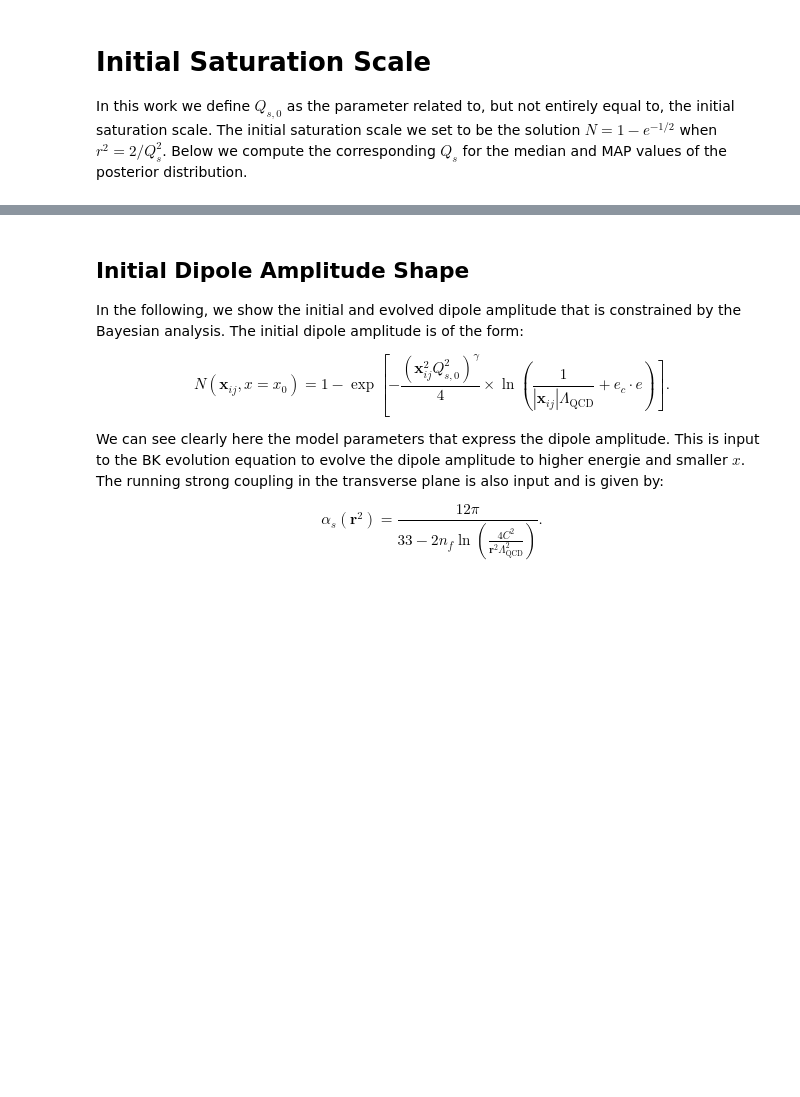
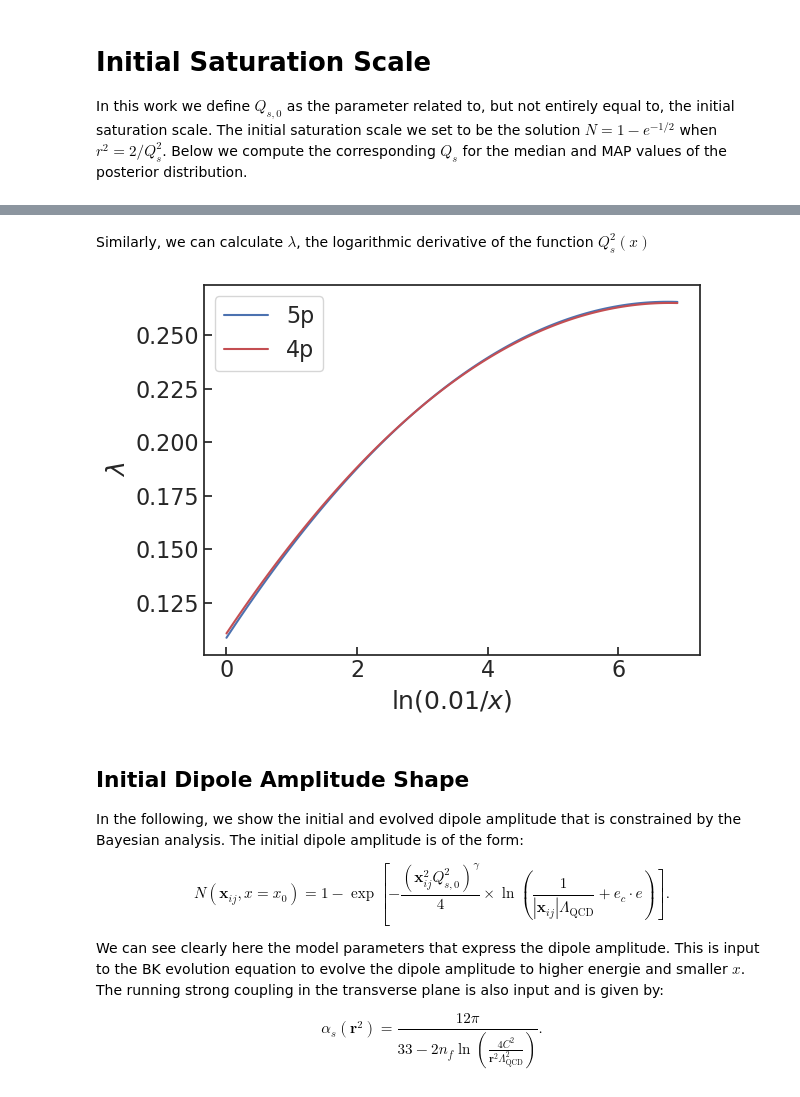
Before and after one commit to camcasuga/BayesianBK_results, a Jupyter notebook: analysis.ipynb, the cells around one changed output, grey strips where cells are left out. Saved outputs shown, nothing was run; the diff lists cells and outputs as text; code cells hidden in the pictures; blank space fills up the shorter version.

```diff
--- a/analysis.ipynb
+++ b/analysis.ipynb
@@ -401,3 +342,31 @@ plt.xscale('log')
+# %% [markdown]
+Similarly, we can calculate $\lambda$, the logarithmic derivative of the function $Q_{s}^2(x)$
+# %%
+from scipy.interpolate import UnivariateSpline
+y = [np.log(0.01/x) for x in xs]
+ln_qs2_mv5 = [np.log(qs2) for qs2 in qs2_mv5[0]]
+ln_qs2_mve = [np.log(qs2) for qs2 in qs2_mve[0]]
+
+spl_mv5 = UnivariateSpline(y[::-1], ln_qs2_mv5[::-1], s = 0.5)
+spl_mve = UnivariateSpline(y[::-1], ln_qs2_mve[::-1], s = 0.5)
+
+spl_der_mv5 = spl_mv5.derivative()
+spl_der_mve = spl_mve.derivative()
+
+lmbd_mv5 = spl_der_mv5(y)
+lmbd_mve = spl_der_mve(y)
+
+xlmbd_mv5 = [(0.01/xs[i])**(lmbd_mv5[i]) for i in range(len(xs))]
+xlmbd_mve = [(0.01/xs[i])**(lmbd_mve[i]) for i in range(len(xs))]
+
+plt.plot(y, lmbd_mv5, label = "5p")
+plt.plot(y, lmbd_mve, label = "4p", color = 'r')
+plt.xlabel(r'$\ln(0.01/x)$')
+plt.ylabel(r'$\lambda$')
+plt.legend()
+plt.savefig("plots/lmbd.pdf", bbox_inches='tight')
+# %% [output]
+[figure, added]
 # %% [markdown]
 ## Initial Dipole Amplitude Shape
 
```
Also changed, not shown: parts of 18 cells of this notebook, 12 other files.
